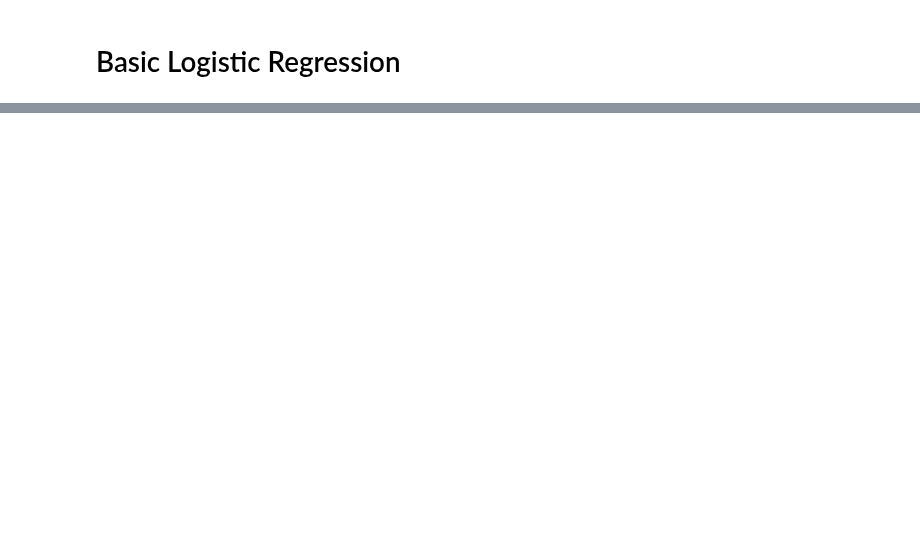
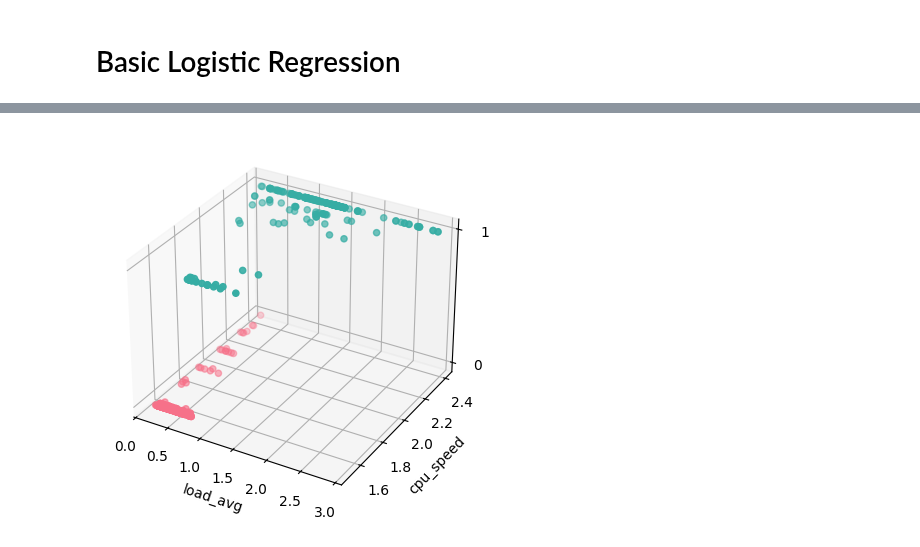
Before and after one commit to raspberrypipress/ai-projects-raspberrypi, a Jupyter notebook: eg/ch02/Analyse CPU Data.ipynb, the cells around one changed output, grey strips where cells are left out. Saved outputs shown, nothing was run; the diff lists cells and outputs as text; code cells hidden in the pictures; blank space fills up the shorter version.

```diff
--- a/eg/ch02/Analyse CPU Data.ipynb
+++ b/eg/ch02/Analyse CPU Data.ipynb
@@ -151,0 +183,22 @@ array([[214,  15],
+# %%
+from matplotlib.colors import ListedColormap
+
+plt.clf()
+
+ax = plt.axes(projection = '3d')
+
+x = np.array(X_test).T[0]
+y = np.array(X_test).T[1]
+z = y_pred
+
+ax.set_xlabel("load_avg")
+ax.set_ylabel("cpu_speed")
+ax.set_zlabel("fan_state")
+ax.set_zticks([0,1])
+
+cmap = ListedColormap(sns.color_palette("husl", 2).as_hex())
+ax.scatter(x, y, z, c=z, cmap=cmap)
+
+plt.show()
+# %% [output]
+[figure, added]
```
Also changed, not shown: parts of 7 cells of this notebook, 1 other file.
